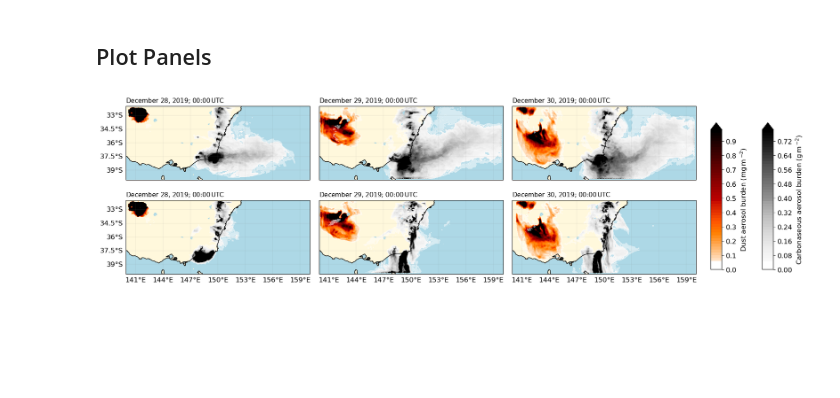
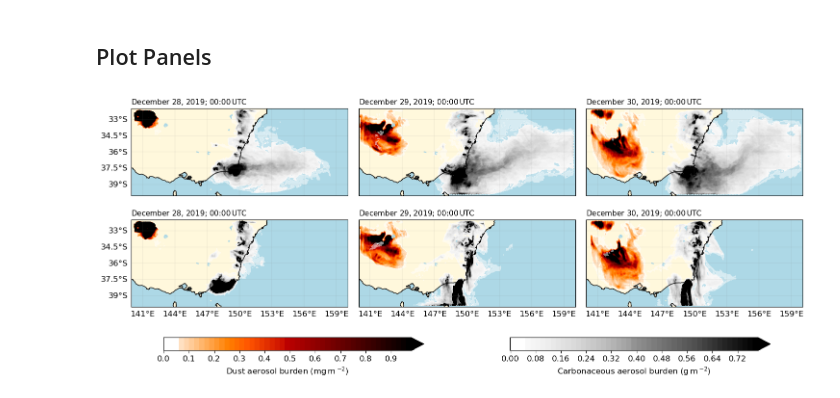
Before and after one commit to MuellerJason/hamlite-lam-fire-plots, a Jupyter notebook: fig_aus_map.ipynb, the cells around one changed output. Drawn from its saved outputs; the diff is of its cells as text; code cells hidden in the pictures; blank space fills up the shorter version.

```diff
--- a/fig_aus_map.ipynb
+++ b/fig_aus_map.ipynb
@@ -145,35 +147,39 @@ for i, t in enumerate(times):
 
     ax_bot.tricontourf(lon, lat, data_nofire_du, transform=ccrs.PlateCarree(),
                        cmap=custom_cmap_du, levels=levs_du, extend="max")
     ax_bot.tricontourf(lon, lat, data_nofire_ca, transform=ccrs.PlateCarree(),
                        cmap=custom_cmap_ca, levels=levs_ca, extend="max")
 
     ax_bot.add_feature(cfeature.COASTLINE, linewidth=1)
     ax_bot.add_feature(cfeature.OCEAN, facecolor='lightblue')
     ax_bot.add_feature(cfeature.LAKES, facecolor='lightblue')
     #    ax_bot.add_feature(cfeature.RIVERS, facecolor='lightblue')
     ax_bot.add_feature(cfeature.LAND, facecolor='cornsilk')
     ax_bot.set_title(titles_bottom[i], loc="left", fontsize=11)
 
     # Gridlines and labels
     gl = ax_bot.gridlines(draw_labels=True, linewidth=0.2, color='gray', alpha=0.5)
     gl.top_labels = False
     gl.right_labels = False
     if i != 0:
         gl.left_labels = False
     gl.bottom_labels = True
 
-cbar_ax = fig.add_axes([0.92, 0.17, 0.015, 0.6])
-fig.colorbar(c1, cax=cbar_ax, orientation="vertical", label=f"Dust aerosol burden (mg$\,$m$\,^{{-2}}$)")
+cbar_ax1 = inset_axes(axes[1, 1], width="120%", height="15%", loc='lower center',
+                      bbox_to_anchor=(-0.8, -0.5, 1, 1), bbox_transform=axes[1, 1].transAxes, borderpad=0)
 
-cbar_ax2 = fig.add_axes([0.99, 0.17, 0.015, 0.6])
-fig.colorbar(c2, cax=cbar_ax2, orientation="vertical", label=f"Carbonaseous aerosol burden (g$\,$m$\,^{{-2}}$)")
+cbar_ax2 = inset_axes(axes[1, 1], width="120%", height="15%", loc='lower center',
+                      bbox_to_anchor=(0.8, -0.5, 1, 1), bbox_transform=axes[1, 1].transAxes, borderpad=0)
+
+# Draw colorbars
+fig.colorbar(c1, cax=cbar_ax1, orientation="horizontal").set_label("Dust aerosol burden (mg$\,$m$\,^{{-2}}$)")
+fig.colorbar(c2, cax=cbar_ax2, orientation="horizontal").set_label("Carbonaceous aerosol burden (g$\,$m$\,^{{-2}}$)")
 
 
 plt.subplots_adjust(
     hspace=-0,
     wspace=0.05,
     right=0.9
 )
 # %% [output]
-[figure, old version]
+[figure, new version]
```
Also changed, not shown: parts of 1 cell of this notebook, 1 other file.
